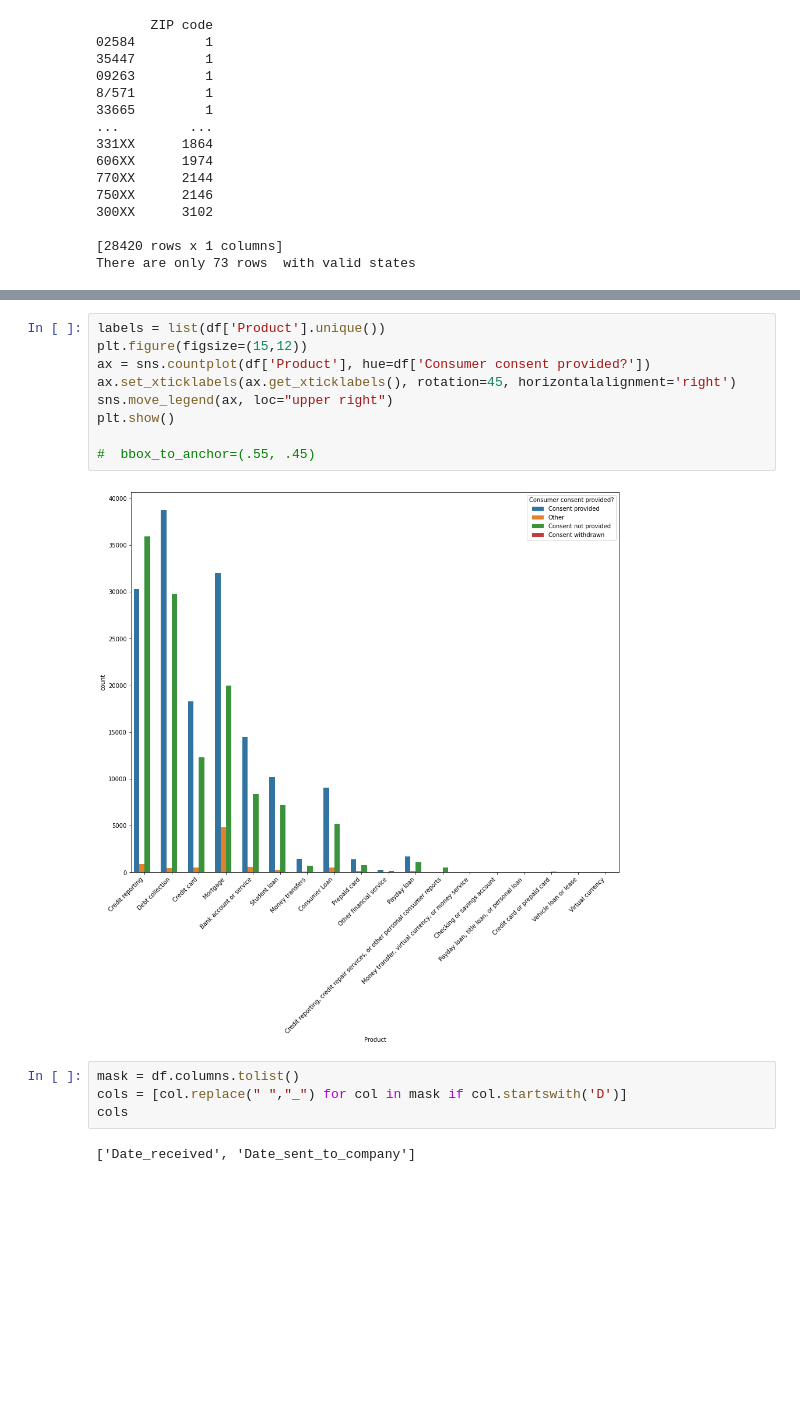
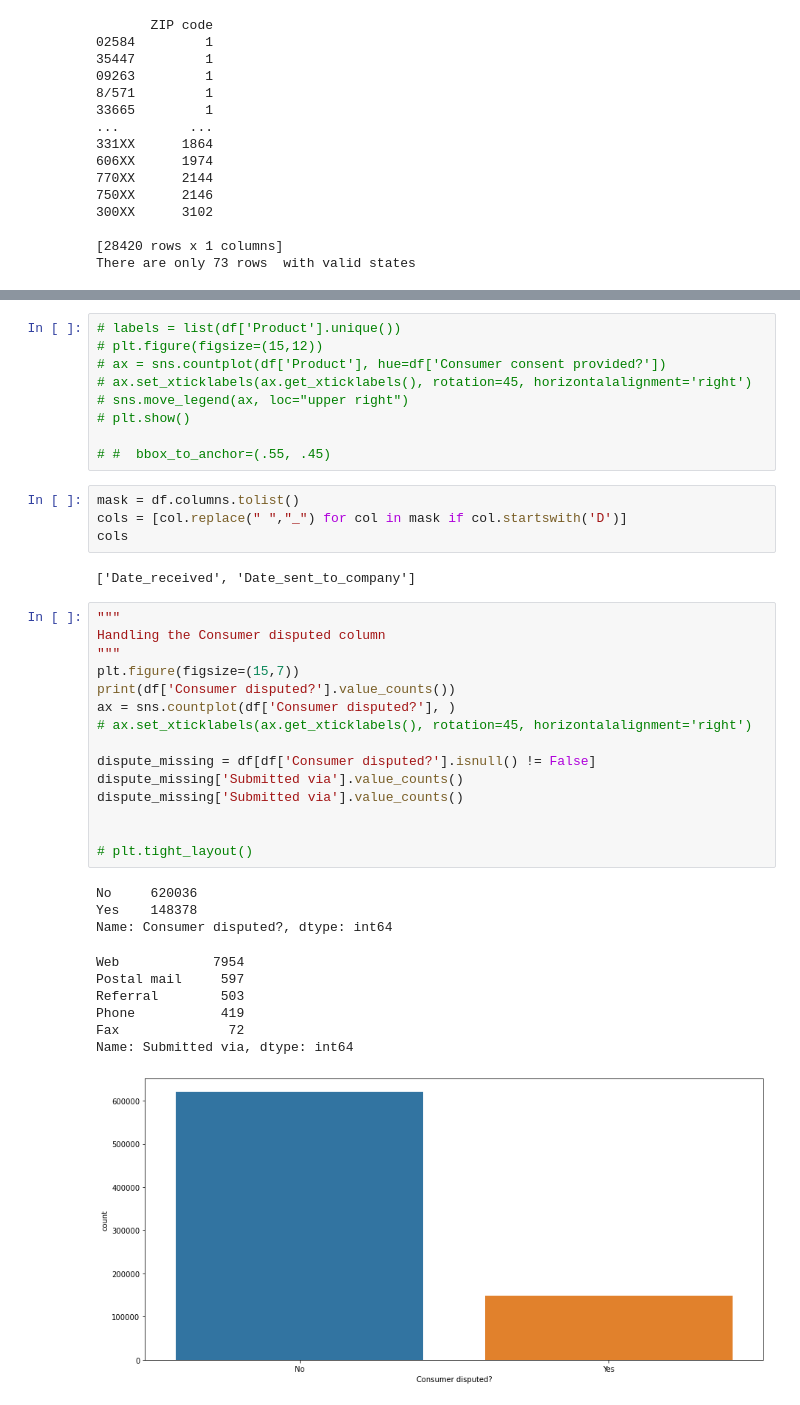
Before and after one commit to Tobi-Ade/Machine-Learning-Deployment, a Jupyter notebook: read.ipynb, the cells around one changed output, grey strips where cells are left out. Saved outputs shown, nothing was run; the diff lists cells and outputs as text; blank space fills up the shorter version.

```diff
--- a/read.ipynb
+++ b/read.ipynb
@@ -323,17 +350,41 @@ plt.show()
 # %%
-labels = list(df['Product'].unique())
-plt.figure(figsize=(15,12))
-ax = sns.countplot(df['Product'], hue=df['Consumer consent provided?'])
-ax.set_xticklabels(ax.get_xticklabels(), rotation=45, horizontalalignment='right')
-sns.move_legend(ax, loc="upper right")
-plt.show()
+# labels = list(df['Product'].unique())
+# plt.figure(figsize=(15,12))
+# ax = sns.countplot(df['Product'], hue=df['Consumer consent provided?'])
+# ax.set_xticklabels(ax.get_xticklabels(), rotation=45, horizontalalignment='right')
+# sns.move_legend(ax, loc="upper right")
+# plt.show()
 
-#  bbox_to_anchor=(.55, .45)
+# #  bbox_to_anchor=(.55, .45)
-# %% [output]
-[figure, removed]
 # %%
 mask = df.columns.tolist()
 cols = [col.replace(" ","_") for col in mask if col.startswith('D')]
 cols
 # %% [output]
 ['Date_received', 'Date_sent_to_company']
+# %%
+"""
+Handling the Consumer disputed column
+"""
+plt.figure(figsize=(15,7))
+print(df['Consumer disputed?'].value_counts())
+ax = sns.countplot(df['Consumer disputed?'], )
+# ax.set_xticklabels(ax.get_xticklabels(), rotation=45, horizontalalignment='right')
+
+dispute_missing = df[df['Consumer disputed?'].isnull() != False]
+dispute_missing['Submitted via'].value_counts()
+dispute_missing['Submitted via'].value_counts()
+
+
+# plt.tight_layout()
+# %% [output]
+No     620036
+Yes    148378
+Name: Consumer disputed?, dtype: int64
+Web            7954
+Postal mail     597
+Referral        503
+Phone           419
+Fax              72
+Name: Submitted via, dtype: int64
+[figure, added]
```
Also changed, not shown: parts of 22 cells of this notebook.
